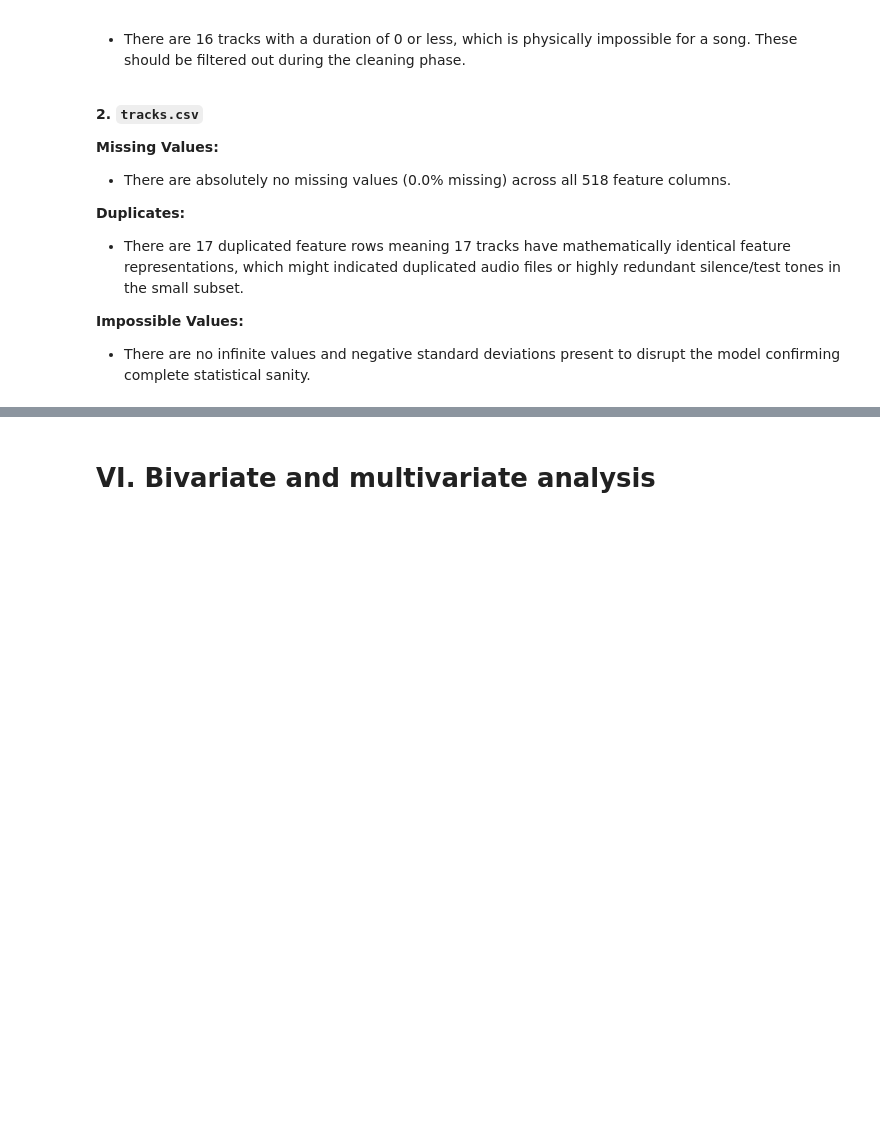
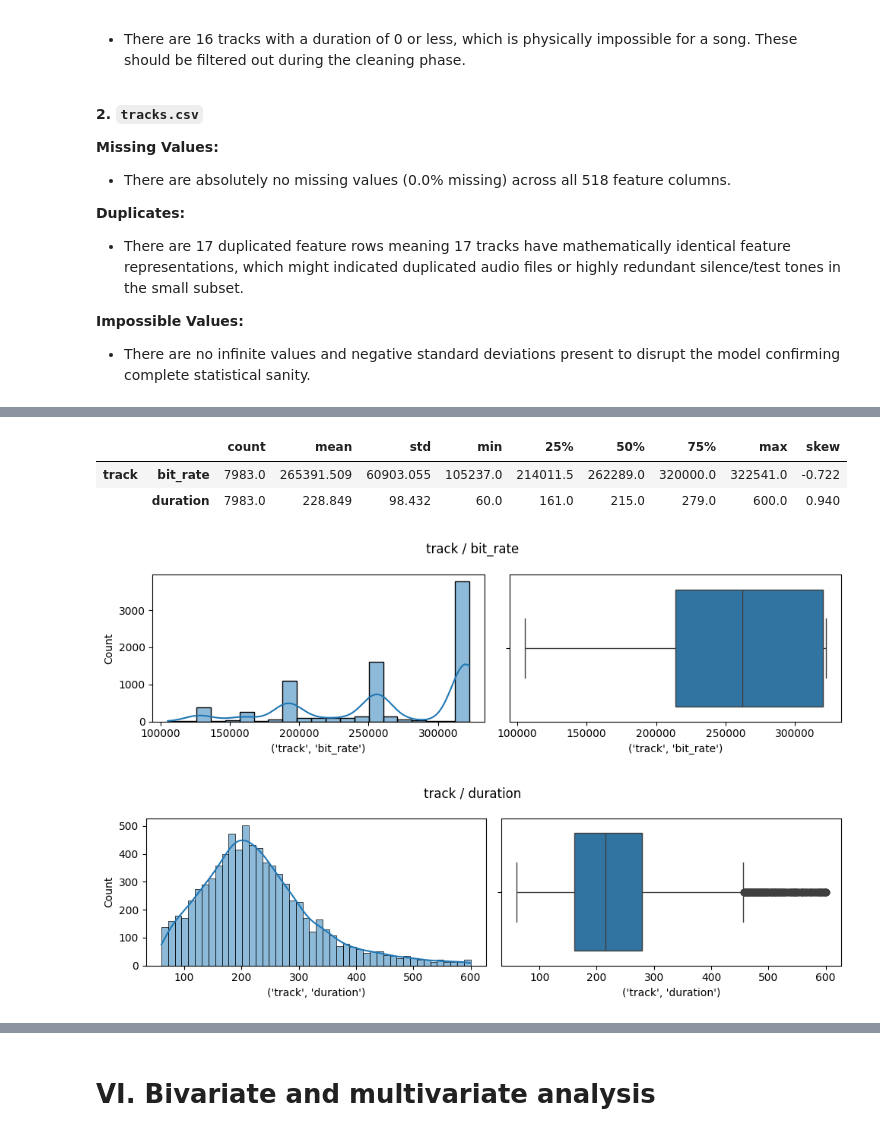
Before and after one commit to daqhi/Music-Genre-Classification, a Jupyter notebook: music_genre_classification.ipynb, the cells around one changed output, grey strips where cells are left out. Drawn from its saved outputs; the diff is of its cells as text; code cells hidden in the pictures; blank space fills up the shorter version.

```diff
--- a/music_genre_classification.ipynb
+++ b/music_genre_classification.ipynb
@@ -485,0 +582,22 @@ Standard deviation columns with negative values: 0
+# %%
+# Numeric: Audio File Technical Context
+num_cols = [
+    ('track', 'bit_rate'),
+    ('track', 'duration'),
+]
+
+display(clean_tracks[num_cols].describe().T.assign(skew=clean_tracks[num_cols].skew()).round(3))
+
+for col in num_cols:
+    fig, axes = plt.subplots(1, 2, figsize=(10, 3))
+    sns.histplot(clean_tracks[col], kde=True, ax=axes[0])
+    sns.boxplot(x=clean_tracks[col], ax=axes[1])
+    fig.suptitle(" / ".join(col))
+    plt.tight_layout()
+    plt.show()
+# %% [output]
+|  |  | count | mean | std | min | 25% | 50% | 75% | max | skew |
+| track | bit_rate | 7983.0 | 265391.509 | 60903.055 | 105237.0 | 214011.5 | 262289.0 | 320000.0 | 322541.0 | -0.722 |
+|  | duration | 7983.0 | 228.849 | 98.432 | 60.0 | 161.0 | 215.0 | 279.0 | 600.0 | 0.940 |
+[figure, added]
+[figure, added]
```
Also changed, not shown: parts of 30 cells of this notebook.
